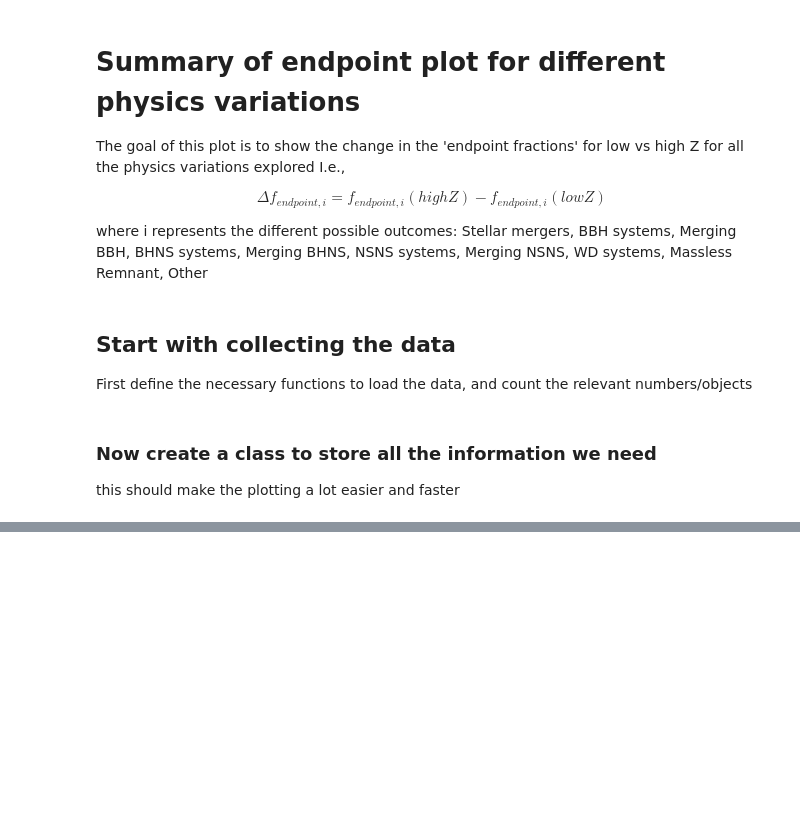
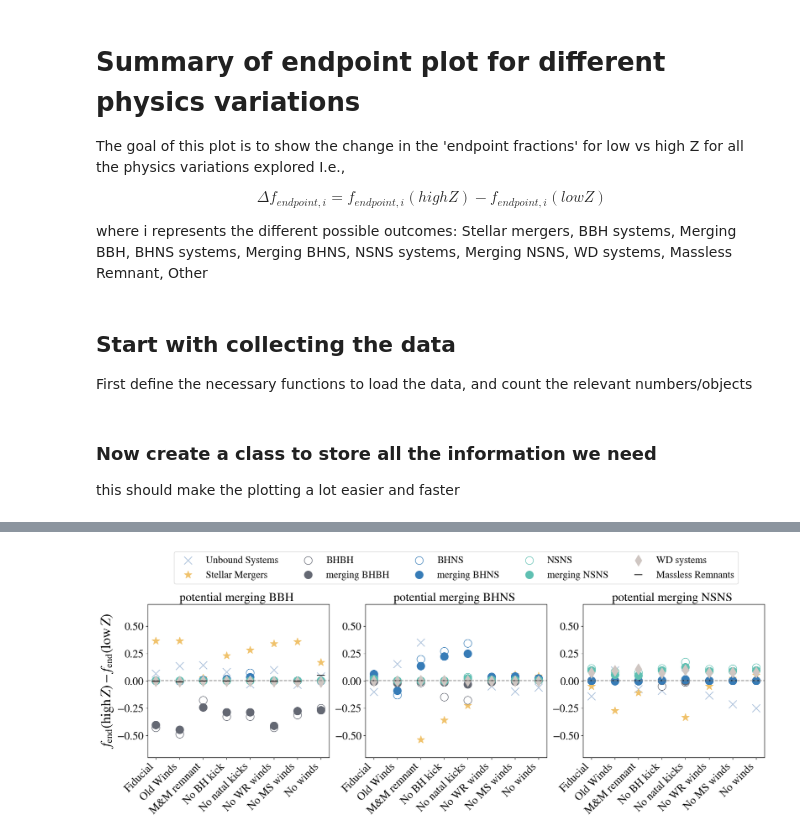
Before and after one commit to LiekeVanSon/ZdependentFormEff, a Jupyter notebook: code/Summary_endpoint_variations.ipynb, the cells around one changed output, grey strips where cells are left out. Saved outputs shown, nothing was run; the diff lists cells and outputs as text; code cells hidden in the pictures; blank space fills up the shorter version.

Commit message:
finished summary plot end of evol

```diff
--- a/code/Summary_endpoint_variations.ipynb
+++ b/code/Summary_endpoint_variations.ipynb
@@ -165,8 +162,8 @@ def get_endpoint_numbers(table):
 
     other_bool = not_unbound* not_merger * not_BBH * not_NSBH * not_NSNS * not_massless_rem * not_WD
     # Check if there are thing that are both listed as BBH and unbound
-    # BBH_and_unbound = (np.logical_and(table['Stellar_Type(1)'] == 14, table['Stellar_Type(2)'] == 14) * (table['Unbound'] == 1)  )
-    # print('BBH and unbound', BBH_and_unbound.sum())
+    BBH_and_unbound = (np.logical_and(table['Stellar_Type(1)'] == 14, table['Stellar_Type(2)'] == 14) * (table['Unbound'] == 1)  )
+    print('BBH and unbound', BBH_and_unbound.sum())
 
     return  N_tot_DCO_prog, N_unbound, N_mergers, N_BBH, N_mergingBBH, N_BHNS, N_mergingBHNS, N_NSNS, N_mergingNSNS, N_WD, N_massless_rem, other_bool
 # %% [markdown]
@@ -230,8 +248,0 @@ BBH and unbound 401
-# %%
-
-print(simulations[0].sim_name)
-
-N_tot_DCO_prog, N_unbound, N_mergers, N_BBH, N_mergingBBH, N_BHNS, N_mergingBHNS, N_NSNS, N_mergingNSNS, N_WD, N_massless_rem, other_bool = simulations[0].results_table['BBH'] # get_endpoint_numbers(table = df)
-
-print(N_BBH)
-print(N_BBH[0.000100], N_BBH[0.030000])
@@ -309,0 +251,79 @@ plt.show()
+# %%
+###########################################
+# Create a figure
+fig = plt.figure(figsize=(20, 5))
+
+# Create a GridSpec with 1 row and 3 columns
+gs = GridSpec(1, 3, figure=fig)
+axes = [fig.add_subplot(gs[0, i]) for i in range(3)] # Create 3 subplots on a line
+
+simulation_labels = [simulation.label for simulation in simulations]  # Get all simulation labels
+
+######################################
+# Loop over the different DCO flavors
+titles  = ["BBH", "BHNS", "NSNS"]
+for i, ax in enumerate(axes):
+
+    print(f'{titles[i]}')
+
+    ######################################
+    # Loop over the simulations
+    for s, simulation in enumerate(simulations):
+        print(f' {simulation.sim_name}  {simulation.label}')
+
+        # results from the simulation
+        N_tot_DCO_prog, N_unbound, N_mergers, N_BBH, N_mergingBBH, N_BHNS, N_mergingBHNS, N_NSNS, N_mergingNSNS, N_WD, N_massless_rem, other_bool = simulation.results_table[titles[i]] # get_endpoint_numbers(table = df)
+
+        # Define a dictionary to map the labels to their respective conditions, colors, and markers
+        endpoint_dict = {
+            'Unbound Systems': {'data': N_unbound, 'edgecolor': '#b0c4dd', 'color': '#b0c4dd', 'marker': 'x'},
+            'Stellar Mergers': {'data': N_mergers, 'edgecolor': '#F0C26B', 'color': '#F0C26B', 'marker': '*'},
+            'BHBH': {'data': N_BBH, 'edgecolor': '#646873', 'color': 'white', 'marker': 'o'},
+            'merging BHBH': {'data': N_mergingBBH, 'edgecolor': '#646873', 'color': '#646873', 'marker': 'o'},
+            'BHNS': {'data': N_BHNS, 'edgecolor': '#377CB7', 'color': 'white', 'marker': 'o'},
+            'merging BHNS': {'data': N_mergingBHNS, 'edgecolor': '#377CB7', 'color': '#377CB7', 'marker': 'o'},
+            'NSNS': {'data': N_NSNS, 'edgecolor': '#5FC0B2', 'color': 'white', 'marker': 'o'},
+            'merging NSNS': {'data': N_mergingNSNS, 'edgecolor': '#5FC0B2', 'color': '#5FC0B2', 'marker': 'o'},
+            'WD systems': {'data': N_WD, 'edgecolor': '#cfc6c2', 'color': '#cfc6c2', 'marker': 'd'},
+            'Massless Remnants': {'data': N_massless_rem, 'edgecolor': '#000000', 'color': '#000000', 'marker': '_'}
+        }
+
+        # We will now plot f(highest metallicity) - f(lowest metallicity) / N_tot_DCO_prog
+        # the key is the metallicity, N_tot_DCO_prog is the same at all Z
+        for label, attributes in endpoint_dict.items():
+            # Only label the first time
+            label = label if s == 0 else None
+
+            # Plot f_high z - f_low z
+            avg_high_z = (attributes['data'][0.030000] + attributes['data'][0.020000])/2 # average N of 2 highest Z
+            avg_low_z = (attributes['data'][0.000100] + attributes['data'][0.00017321])/2  # average N of 2 lowest Z
+
+            ax.scatter(s, (avg_high_z - avg_low_z)/N_tot_DCO_prog[0.030000],\
+                marker= attributes['marker'], color=attributes['color'], edgecolor = attributes['edgecolor'], s=200, label=label)
+
+            # ax.scatter(s, (attributes['data'][0.030000] - attributes['data'][0.000100])/N_tot_DCO_prog[0.030000],\
+            #     marker= attributes['marker'], color=attributes['color'], edgecolor = attributes['edgecolor'], s=200, label=label)
+
+    #############
+    ## Plotvalues per ax
+    ax.axhline(0, linestyle='--', color='gray')# Plot the null line
+
+    # Set the title and ylim
+    ax.set_title(f'potential merging {titles[i]} ', fontsize = 22)
+    ax.set_ylim(-0.7, 0.7)
+
+    # Set the x-tick labels to be the simulation labels
+    ax.set_xticks(range(len(simulation_labels)))
+    ax.set_xticklabels(simulation_labels, rotation=45, ha = 'right')  # Rotate labels for better visibility if needed
+
+    # ax.set_yscale('symlog')
+
+#############
+axes[0].set_ylabel(r'$f_{\mathrm{end}}(\mathrm{high} \, Z) - f_{\mathrm{end}}(\mathrm{low} \, Z)$', fontsize = 25)
+# axes[0].set_ylabel(r'$\frac{f(Z=0.03) - f(Z=0.0001)}{N_{\rm{tot, pot DCO}}}$', fontsize = 30)
+axes[1].legend(bbox_to_anchor=(0.5, 1.1), loc='lower center', fontsize = 18, ncols = 5)
+
+plt.savefig(f'../plots/{compas_v}/Summary_end_of_evol.pdf', bbox_inches='tight')
+
+plt.show()
+# %% [output]
@@ -309,0 +357 @@ plt.show()
+[figure, added]
```
Also changed, not shown: parts of 8 cells of this notebook, 3 other files.
